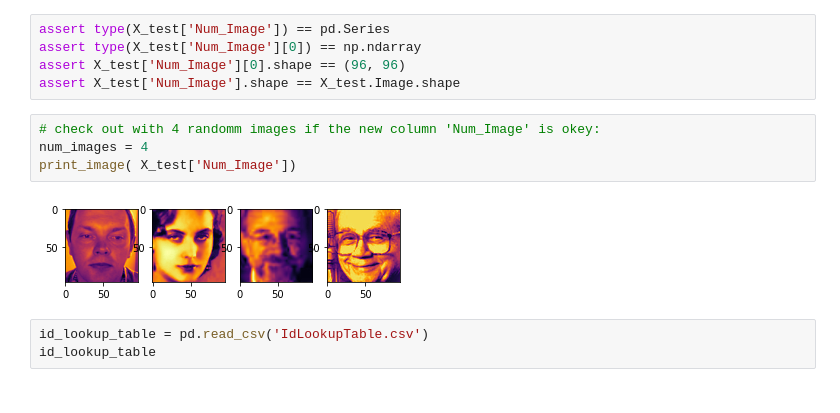
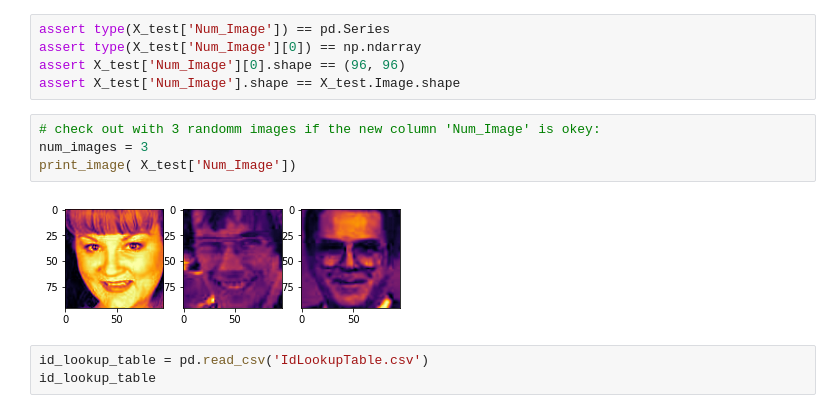
Before and after one commit to DobromirChankov/my_project_facial_keypoints_detection, a Jupyter notebook: my_project_official.ipynb, the cells around one changed output. Saved outputs shown, nothing was run; the diff lists cells and outputs as text.

```diff
--- a/my_project_official.ipynb
+++ b/my_project_official.ipynb
@@ -168,11 +171,11 @@ assert type(X_test['Num_Image'][0]) == np.ndarray
 assert X_test['Num_Image'][0].shape == (96, 96)
 assert X_test['Num_Image'].shape == X_test.Image.shape
 # %%
-# check out with 4 randomm images if the new column 'Num_Image' is okey:
-num_images = 4
+# check out with 3 randomm images if the new column 'Num_Image' is okey:
+num_images = 3
 print_image( X_test['Num_Image'])
 # %% [output]
-[figure, old version]
+[figure, new version]
 # %%
 id_lookup_table = pd.read_csv('IdLookupTable.csv')
 id_lookup_table
```
Also changed, not shown: parts of 38 cells of this notebook, 5 other files.
